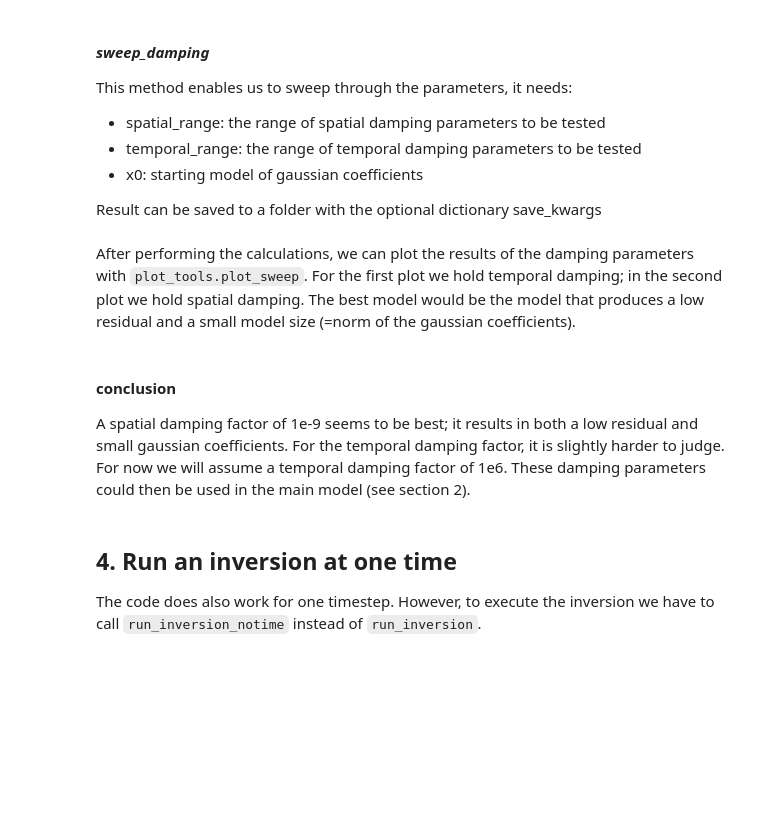
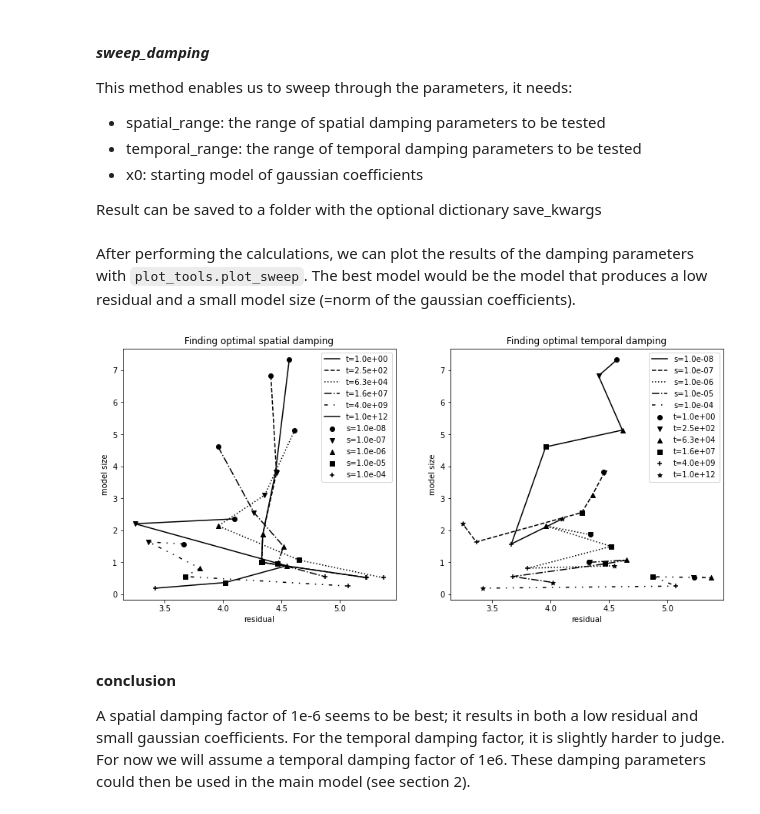
Before and after one commit to outfrenk/pymaginverse, a Jupyter notebook: doc/Tutorial Geomagnetic Field Inversions.ipynb, the cells around one changed output. Saved outputs shown, nothing was run; the diff lists cells and outputs as text; code cells hidden in the pictures; blank space fills up the shorter version.

```diff
--- a/doc/Tutorial Geomagnetic Field Inversions.ipynb
+++ b/doc/Tutorial Geomagnetic Field Inversions.ipynb
@@ -311,43 +316,27 @@ This method enables us to sweep through the parameters, it needs:
 
 Result can be saved to a folder with the optional dictionary save_kwargs
 # %%
-spatial_range = np.logspace(-12, -8, 5)
-temporal_range = np.logspace(0, 10, 5)
+spatial_range = np.logspace(-8, -4, 5)
+temporal_range = np.logspace(0, 12, 6)
 x0 = np.zeros(15)
-x0[0] = -30000
+x0[0] = -3
 
-sweep_inv.sweep_damping(x0, spatial_range, temporal_range, save_kwargs={'basedir': path / 'output', 'save_residual': True})
+sweep_inv.sweep_damping(x0, spatial_range, temporal_range, basedir= path / 'output', max_iter=10)
 # %% [markdown]
-After performing the calculations, we can plot the results of the damping parameters with `plot_tools.plot_sweep`. For the first plot we hold temporal damping; in the second plot we hold spatial damping. The best model would be the model that produces a low residual and a small model size (=norm of the gaussian coefficients).
+After performing the calculations, we can plot the results of the damping parameters with `plot_tools.plot_sweep`. The best model would be the model that produces a low residual and a small model size (=norm of the gaussian coefficients).
 # %%
 # Now we plot residual vs norm of the model
-fig, ax = plt.subplots()
-ax.set_title('Finding optimal damping')
-ax.set_xlabel('model norm')
-ax.set_ylabel('residual')
+fig, axes = plt.subplots(1, 2, figsize=(14, 6))
+axes[0].set_title('Finding optimal spatial damping')
+axes[1].set_title('Finding optimal temporal damping')
 # call function to plot lines
-ax = plot_tools.plot_sweep(ax, spatial_range, temporal_range, plot_spatial=True,
-                           basedir=path / 'output')
+axes = plot_tools.plot_sweep(axes, spatial_range, temporal_range, basedir=path / 'output')
+axes[0].legend()
+axes[1].legend()
 # define colors and a colorbar
-norm = mpl.colors.Normalize(vmin=np.log10(temporal_range[0]), vmax=np.log10(temporal_range[-1]))
-sm = plt.cm.ScalarMappable(cmap='RdYlBu', norm=norm)
-plt.colorbar(sm, label='log10 temporal damping')
 plt.show()
-
-# now we hold the spatial damping parameter
-fig, ax = plt.subplots()
-ax.set_title('Finding optimal damping')
-ax.set_xlabel('model norm')
-ax.set_ylabel('residual')
-ax = plot_tools.plot_sweep(ax, spatial_range, temporal_range, plot_spatial=False,
-                           basedir=path / 'output')
-norm = mpl.colors.Normalize(vmin=np.log10(spatial_range[0]), vmax=np.log10(spatial_range[-1]))
-sm = plt.cm.ScalarMappable(cmap='RdYlBu', norm=norm)
-plt.colorbar(sm, label='log10 spatial damping')
-plt.show()
+# %% [output]
+[figure, added]
 # %% [markdown]
 #### conclusion
-A spatial damping factor of 1e-9 seems to be best; it results in both a low residual and small gaussian coefficients. For the temporal damping factor, it is slightly harder to judge. For now we will assume a temporal damping factor of 1e6. These damping parameters could then be used in the main model (see section 2).
+A spatial damping factor of 1e-6 seems to be best; it results in both a low residual and small gaussian coefficients. For the temporal damping factor, it is slightly harder to judge. For now we will assume a temporal damping factor of 1e6. These damping parameters could then be used in the main model (see section 2).
-# %% [markdown]
-## 4. Run an inversion at one time
-The code does also work for one timestep. However, to execute the inversion we have to call `run_inversion_notime` instead of `run_inversion`.
```
Also changed, not shown: parts of 27 cells of this notebook, 5 other files.
